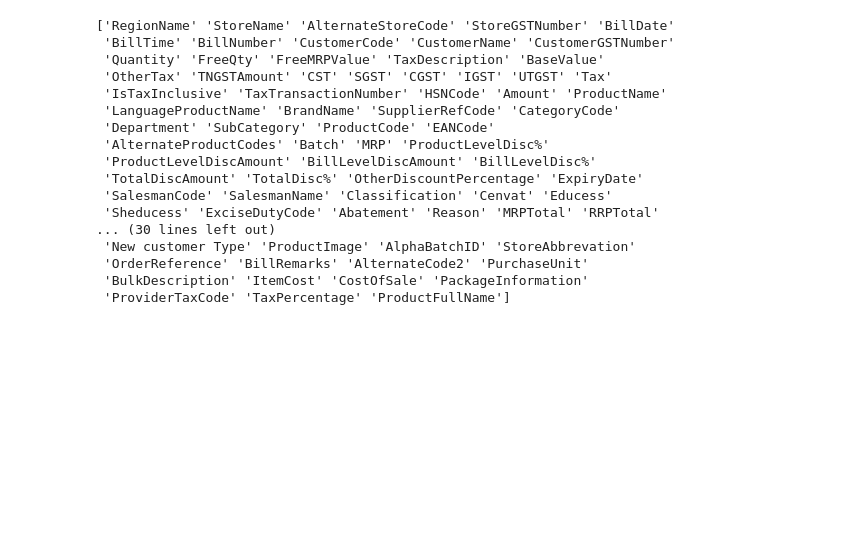
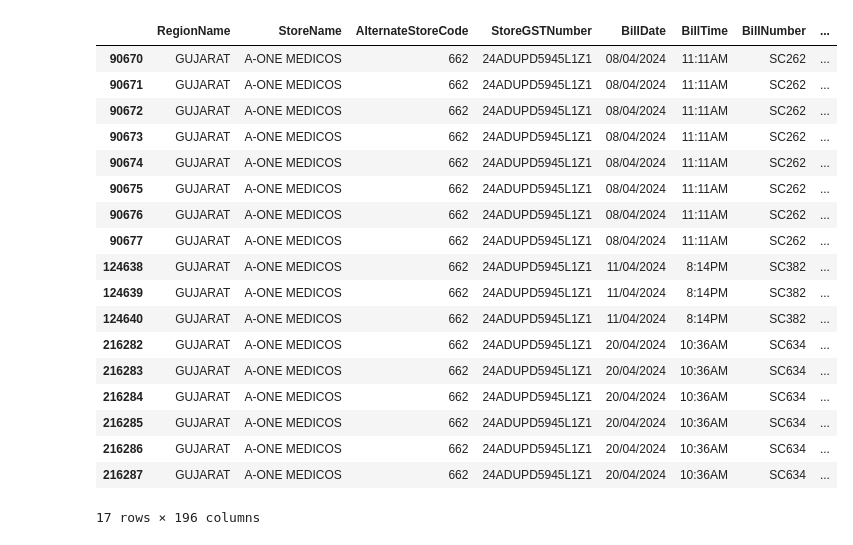
Before and after one commit to kushal-medkart/bookish-octo-fiesta, a Jupyter notebook: DataAnalysis.ipynb, the cells around one changed output. Drawn from its saved outputs; the diff is of its cells as text; code cells hidden in the pictures; blank space fills up the shorter version.

Commit message:
I splitted into customers data

```diff
--- a/DataAnalysis.ipynb
+++ b/DataAnalysis.ipynb
@@ -2,6 +2,6 @@
 import pandas as pd
 
 
-salesdetail_montly = pd.read_csv('/home/kushalpce20/Downloads/salesdetailmonthly_20240425_050244975.csv')
+salesdetail_montly = pd.read_csv('salesdetailmonthly_20240425_050244975.csv')
 
 salesdetail_montly
@@ -16,23 +82,34 @@ salesdetail_montly.describe()
-# %%
-print(salesdetail_montly.columns.values)
-# %% [output]
-['RegionName' 'StoreName' 'AlternateStoreCode' 'StoreGSTNumber' 'BillDate'
- 'BillTime' 'BillNumber' 'CustomerCode' 'CustomerName' 'CustomerGSTNumber'
- 'Quantity' 'FreeQty' 'FreeMRPValue' 'TaxDescription' 'BaseValue'
- 'OtherTax' 'TNGSTAmount' 'CST' 'SGST' 'CGST' 'IGST' 'UTGST' 'Tax'
- 'IsTaxInclusive' 'TaxTransactionNumber' 'HSNCode' 'Amount' 'ProductName'
- 'LanguageProductName' 'BrandName' 'SupplierRefCode' 'CategoryCode'
- 'Department' 'SubCategory' 'ProductCode' 'EANCode'
- 'AlternateProductCodes' 'Batch' 'MRP' 'ProductLevelDisc%'
- 'ProductLevelDiscAmount' 'BillLevelDiscAmount' 'BillLevelDisc%'
- 'TotalDiscAmount' 'TotalDisc%' 'OtherDiscountPercentage' 'ExpiryDate'
- 'SalesmanCode' 'SalesmanName' 'Classification' 'Cenvat' 'Educess'
- 'Sheducess' 'ExciseDutyCode' 'Abatement' 'Reason' 'MRPTotal' 'RRPTotal'
-... (30 lines left out)
- 'New customer Type' 'ProductImage' 'AlphaBatchID' 'StoreAbbrevation'
- 'OrderReference' 'BillRemarks' 'AlternateCode2' 'PurchaseUnit'
- 'BulkDescription' 'ItemCost' 'CostOfSale' 'PackageInformation'
- 'ProviderTaxCode' 'TaxPercentage' 'ProductFullName']
+# %%
+stores_data = []
+for group_name, group_data in salesdetail_montly.groupby(['RegionName', 'StoreName']):
+    stores_data.append(group_data)
+# %%
+customers_data = []
+for store_data in stores_data:
+    for group_customer, customer_data in store_data.groupby('CustomerCode'):
+        customers_data.append(customer_data)
+# %%
+customers_data[0]
+# %% [output]
+|  | RegionName | StoreName | AlternateStoreCode | StoreGSTNumber | BillDate | BillTime | BillNumber | ... |
+| 90670 | GUJARAT | A-ONE MEDICOS | 662 | 24ADUPD5945L1Z1 | 08/04/2024 | 11:11AM | SC262 | ... |
+| 90671 | GUJARAT | A-ONE MEDICOS | 662 | 24ADUPD5945L1Z1 | 08/04/2024 | 11:11AM | SC262 | ... |
+| 90672 | GUJARAT | A-ONE MEDICOS | 662 | 24ADUPD5945L1Z1 | 08/04/2024 | 11:11AM | SC262 | ... |
+| 90673 | GUJARAT | A-ONE MEDICOS | 662 | 24ADUPD5945L1Z1 | 08/04/2024 | 11:11AM | SC262 | ... |
+| 90674 | GUJARAT | A-ONE MEDICOS | 662 | 24ADUPD5945L1Z1 | 08/04/2024 | 11:11AM | SC262 | ... |
+| 90675 | GUJARAT | A-ONE MEDICOS | 662 | 24ADUPD5945L1Z1 | 08/04/2024 | 11:11AM | SC262 | ... |
+| 90676 | GUJARAT | A-ONE MEDICOS | 662 | 24ADUPD5945L1Z1 | 08/04/2024 | 11:11AM | SC262 | ... |
+| 90677 | GUJARAT | A-ONE MEDICOS | 662 | 24ADUPD5945L1Z1 | 08/04/2024 | 11:11AM | SC262 | ... |
+| 124638 | GUJARAT | A-ONE MEDICOS | 662 | 24ADUPD5945L1Z1 | 11/04/2024 | 8:14PM | SC382 | ... |
+| 124639 | GUJARAT | A-ONE MEDICOS | 662 | 24ADUPD5945L1Z1 | 11/04/2024 | 8:14PM | SC382 | ... |
+| 124640 | GUJARAT | A-ONE MEDICOS | 662 | 24ADUPD5945L1Z1 | 11/04/2024 | 8:14PM | SC382 | ... |
+| 216282 | GUJARAT | A-ONE MEDICOS | 662 | 24ADUPD5945L1Z1 | 20/04/2024 | 10:36AM | SC634 | ... |
+| 216283 | GUJARAT | A-ONE MEDICOS | 662 | 24ADUPD5945L1Z1 | 20/04/2024 | 10:36AM | SC634 | ... |
+| 216284 | GUJARAT | A-ONE MEDICOS | 662 | 24ADUPD5945L1Z1 | 20/04/2024 | 10:36AM | SC634 | ... |
+| 216285 | GUJARAT | A-ONE MEDICOS | 662 | 24ADUPD5945L1Z1 | 20/04/2024 | 10:36AM | SC634 | ... |
+| 216286 | GUJARAT | A-ONE MEDICOS | 662 | 24ADUPD5945L1Z1 | 20/04/2024 | 10:36AM | SC634 | ... |
+| 216287 | GUJARAT | A-ONE MEDICOS | 662 | 24ADUPD5945L1Z1 | 20/04/2024 | 10:36AM | SC634 | ... |
+17 rows × 196 columns
 # %%
 # how it all works lets understand
 # different POS has different data so we gonna select that customer
```
Also changed, not shown: parts of 5 cells of this notebook.
